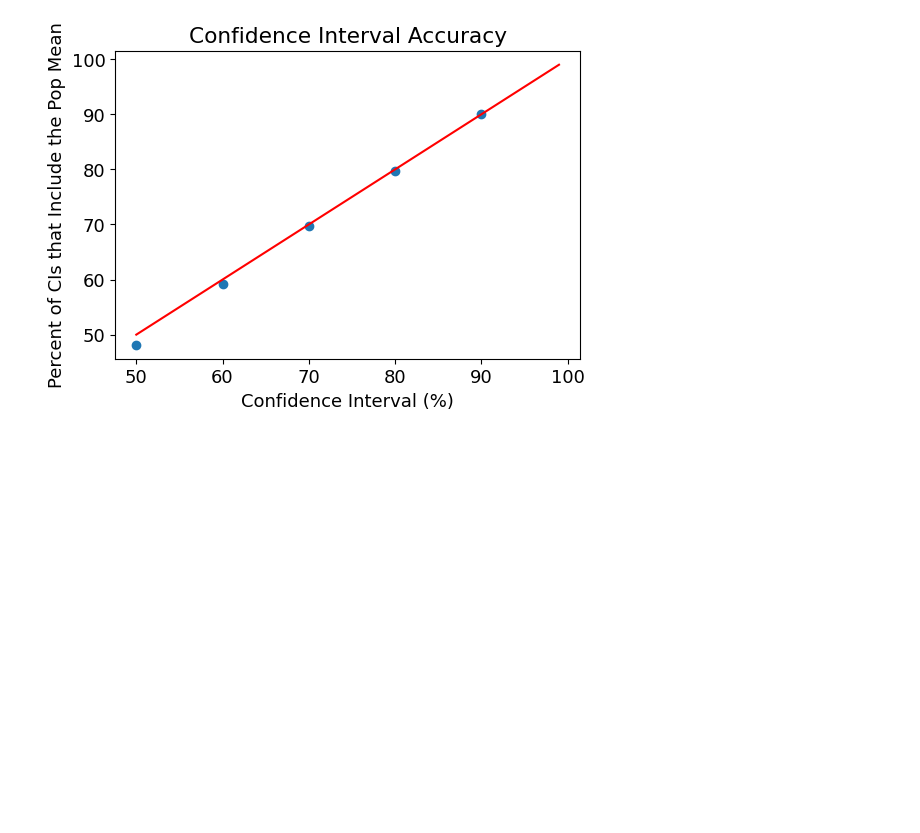
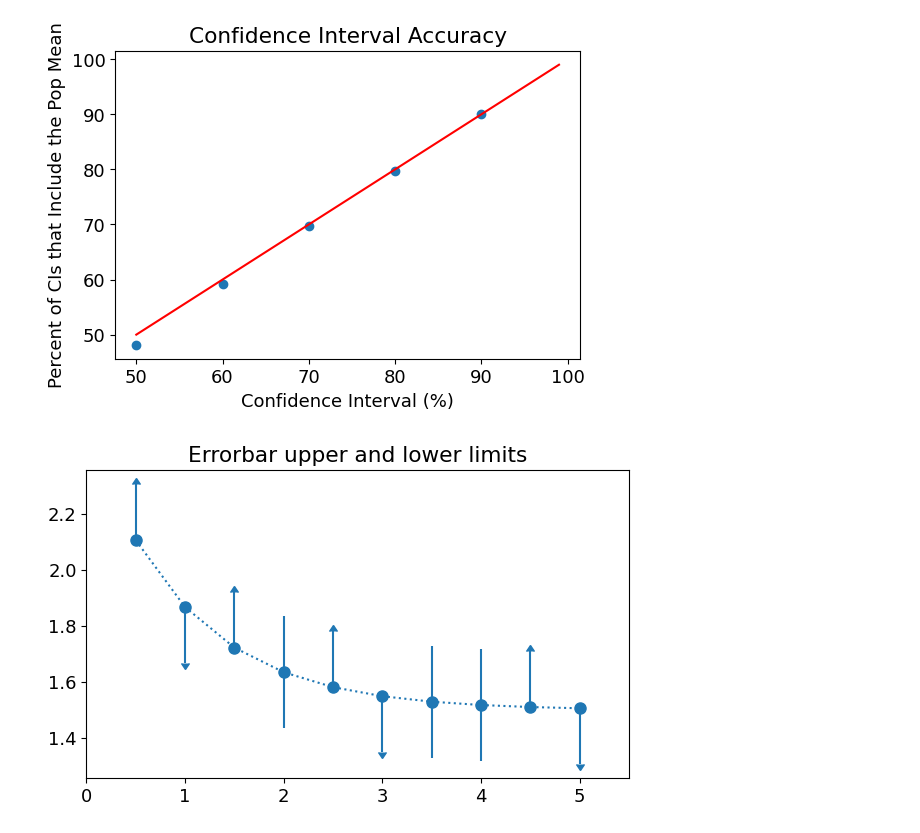
Before and after one commit to 000alen/cs50-statistical-inference, a Jupyter notebook: Alen.ipynb, the cells around one changed output. Cells and saved outputs as stored; diff of their text form; code cells hidden in the pictures; blank space fills up the shorter version.

Commit message:
Pretty graphs

```diff
--- a/Alen.ipynb
+++ b/Alen.ipynb
@@ -367,3 +299,64 @@ With a 70.0 % confidence level: 69.67 % of intervals capture the population mean
 With a 80.0 % confidence level: 79.69 % of intervals capture the population mean
 With a 90.0 % confidence level: 90.04 % of intervals capture the population mean
 [figure]
+# %%
+import numpy as np
+import matplotlib.pyplot as plt
+
+# example data
+x = np.array([0.5, 1.0, 1.5, 2.0, 2.5, 3.0, 3.5, 4.0, 4.5, 5.0])
+y = np.exp(-x)
+xerr = 0.1
+yerr = 0.2
+
+# lower & upper limits of the error
+lolims = np.array([0.5, 0, 1, 0, 1, 0, 0, 0, 1, 0])#, dtype=bool)
+uplims = np.array([0, 1, 0, 0, 0, 1, 0, 0, 0, 1])#, dtype=bool)
+ls = 'dotted'
+
+fig, ax = plt.subplots(figsize=(7, 4))
+
+# # standard error bars
+# ax.errorbar(x, y, yerr=yerr, linestyle=ls)
+
+# # including upper limits
+# ax.errorbar(x, y + 0.5, yerr=yerr, uplims=uplims,
+#             linestyle=ls)
+
+# # # including lower limits
+# ax.errorbar(x, y + 1.0, yerr=yerr, lolims=lolims,
+#             linestyle=ls)
+
+# including upper and lower limits
+ax.errorbar(x, y + 1.5, yerr=yerr,
+            lolims=lolims, uplims=uplims,
+            marker='o', markersize=8,
+            linestyle=ls)
+
+# # Plot a series with lower and upper limits in both x & y
+# # constant x-error with varying y-error
+# xerr = 0.2
+# yerr = np.full_like(x, 0.2)
+# yerr[[3, 6]] = 0.3
+
+# # mock up some limits by modifying previous data
+# xlolims = lolims
+# xuplims = uplims
+# lolims = np.zeros_like(x)
+# uplims = np.zeros_like(x)
+# lolims[[6]] = True  # only limited at this index
+# uplims[[3]] = True  # only limited at this index
+
+# # do the plotting
+# ax.errorbar(x, y + 2.1, xerr=xerr, yerr=yerr,
+#             xlolims=xlolims, xuplims=xuplims,
+#             uplims=uplims, lolims=lolims,
+#             marker='o', markersize=8,
+#             linestyle='none')
+
+# tidy up the figure
+ax.set_xlim((0, 5.5))
+ax.set_title('Errorbar upper and lower limits')
+plt.show()
+# %% [output]
+[figure, added]
```
Also changed, not shown: parts of 7 cells of this notebook.
